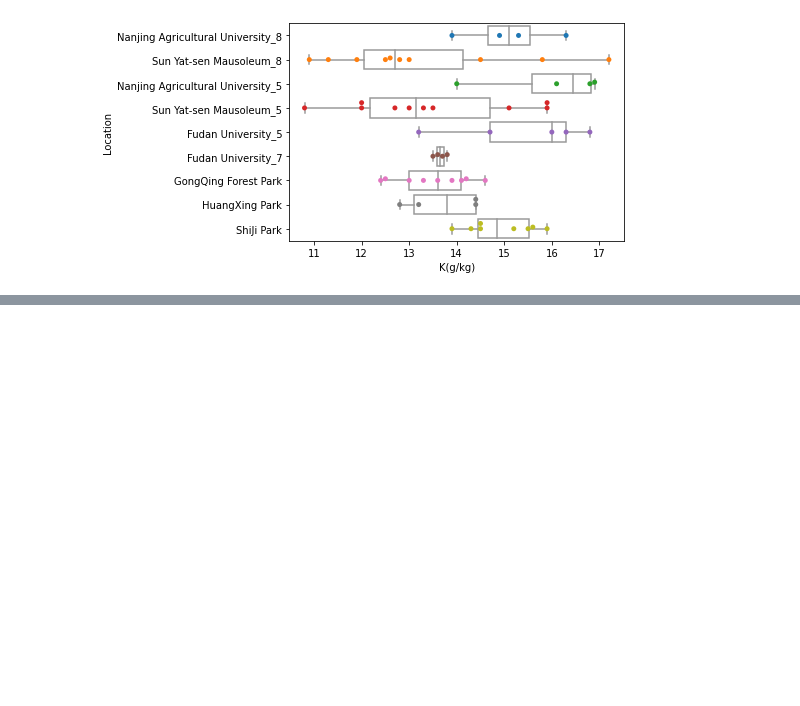
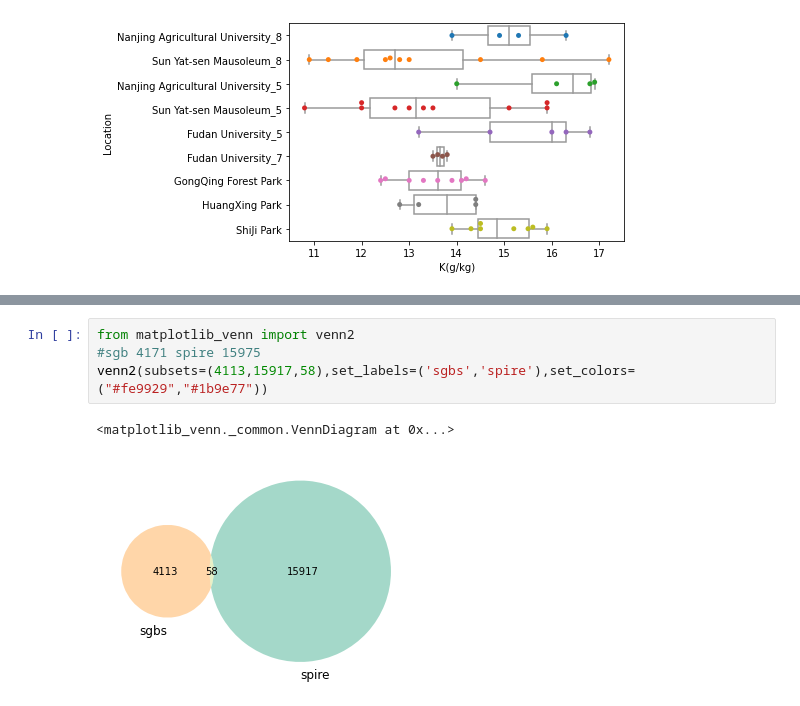
Before and after one commit to BigDataBiology/Duan2026_urban_soil, a Jupyter notebook: analysis/analysis.ipynb, the cells around one changed output, grey strips where cells are left out. Drawn from its saved outputs; the diff is of its cells as text; blank space fills up the shorter version.

```diff
--- a/analysis/analysis.ipynb
+++ b/analysis/analysis.ipynb
@@ -1633,0 +1641,7 @@ sns.swarmplot(data=df, x="K(g/kg)", y="Location",orient='h')
+# %%
+from matplotlib_venn import venn2
+#sgb 4171 spire 15975
+venn2(subsets=(4113,15917,58),set_labels=('sgbs','spire'),set_colors=("#fe9929","#1b9e77"))
+# %% [output]
+<matplotlib_venn._common.VennDiagram at 0x...>
+[figure, added]
```
Also changed, not shown: parts of 1 cell of this notebook.
